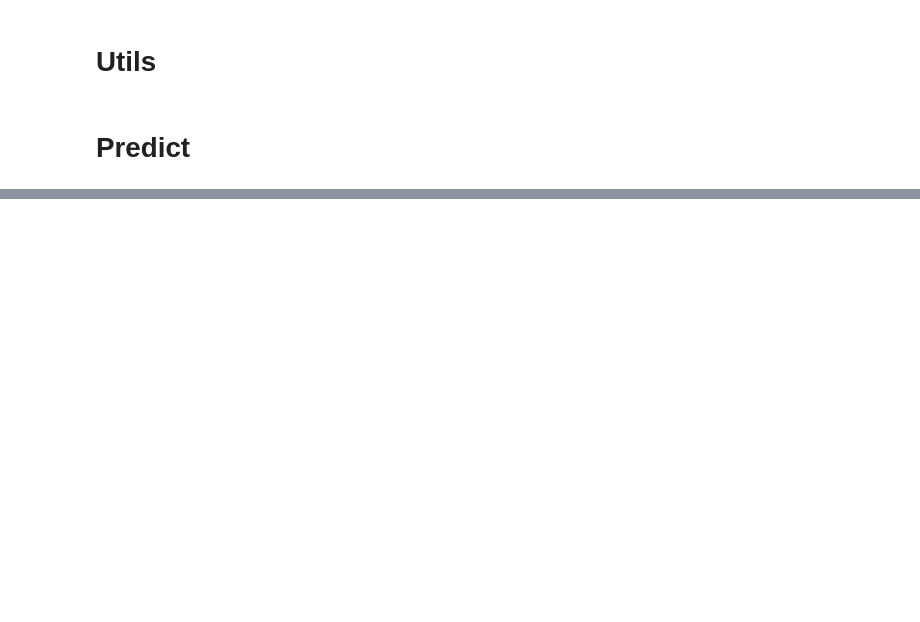
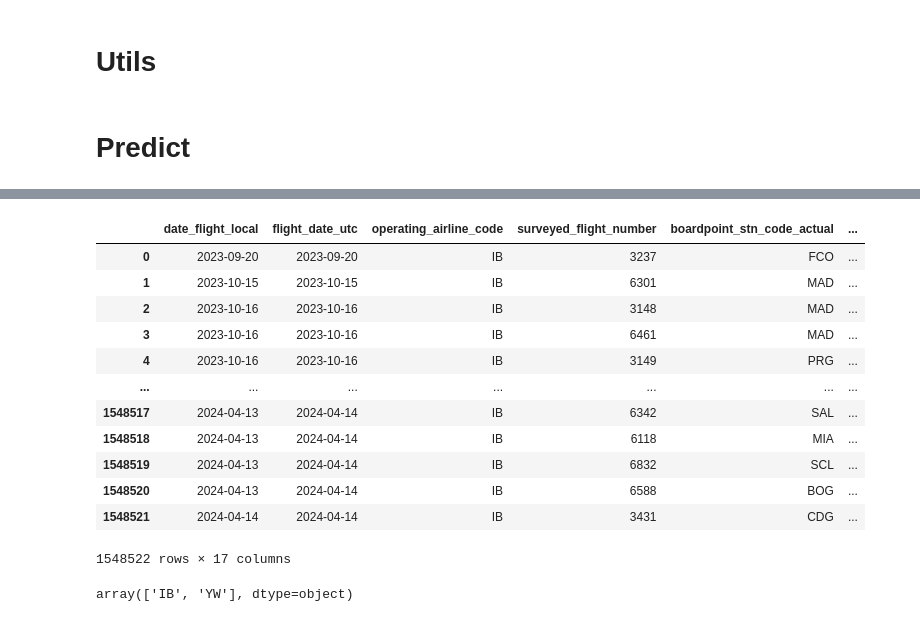
Before and after one commit to nomadicsenseis/AI_Explanatory_Drivers-VS_past_pipeline, a Jupyter notebook: develop/Debug_pipeline.ipynb, the cells around one changed output, grey strips where cells are left out. Saved outputs shown, nothing was run; the diff lists cells and outputs as text; code cells hidden in the pictures; blank space fills up the shorter version.

```diff
--- a/develop/Debug_pipeline.ipynb
+++ b/develop/Debug_pipeline.ipynb
@@ -70,3 +70,5 @@ import random
 #Warnings
 import warnings
 warnings.filterwarnings("ignore")
+# %%
+df=pd.read_csv('pipeline_output/incremental.csv')
@@ -466,0 +944,40 @@ df_probabilities.to_csv(save_path, index=False)
+# %%
+df=df_lf_historic.copy()
+
+# List of columns to transform
+load_factor_columns = ['load_factor_business', 'load_factor_premium_ec', 'load_factor_economy']
+
+# Automatically determine id_vars by excluding load_factor_columns from all columns
+id_vars = [col for col in df.columns if col not in load_factor_columns]
+
+# Reshaping the DataFrame while dynamically keeping all other columns
+df = pd.melt(df, id_vars=id_vars,
+                  value_vars=load_factor_columns,
+                  var_name='cabin_in_surveyed_flight', value_name='load_factor')
+# %%
+# Replacing the column names in 'cabin_in_surveyed_flight' with the desired cabin types
+df['cabin_in_surveyed_flight'] = df['cabin_in_surveyed_flight'].map({
+    'load_factor_business': 'Business',
+    'load_factor_premium_ec': 'Premium Economy',
+    'load_factor_economy': 'Economy'
+})
+
+df['operating_airline_code'].unique()
+# %% [output]
+|  | date_flight_local | flight_date_utc | operating_airline_code | surveyed_flight_number | boardpoint_stn_code_actual | ... |
+| 0 | 2023-09-20 | 2023-09-20 | IB | 3237 | FCO | ... |
+| 1 | 2023-10-15 | 2023-10-15 | IB | 6301 | MAD | ... |
+| 2 | 2023-10-16 | 2023-10-16 | IB | 3148 | MAD | ... |
+| 3 | 2023-10-16 | 2023-10-16 | IB | 6461 | MAD | ... |
+| 4 | 2023-10-16 | 2023-10-16 | IB | 3149 | PRG | ... |
+| ... | ... | ... | ... | ... | ... | ... |
+| 1548517 | 2024-04-13 | 2024-04-14 | IB | 6342 | SAL | ... |
+| 1548518 | 2024-04-13 | 2024-04-14 | IB | 6118 | MIA | ... |
+| 1548519 | 2024-04-13 | 2024-04-14 | IB | 6832 | SCL | ... |
+| 1548520 | 2024-04-13 | 2024-04-14 | IB | 6588 | BOG | ... |
+| 1548521 | 2024-04-14 | 2024-04-14 | IB | 3431 | CDG | ... |
+1548522 rows × 17 columns
+# %%
+df['operating_airline_code'].unique()
+# %% [output]
+array(['IB', 'YW'], dtype=object)
```
Also changed, not shown: parts of 37 cells of this notebook, 42 other files.
